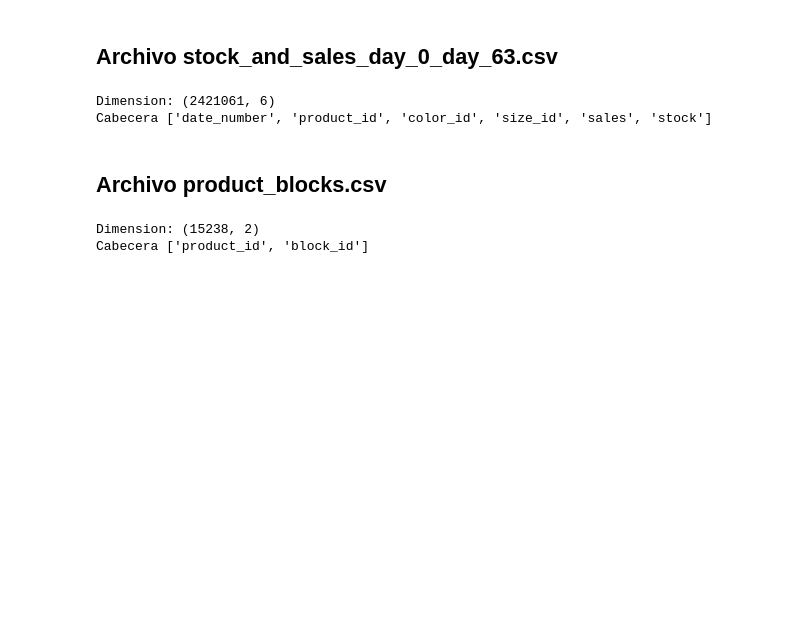
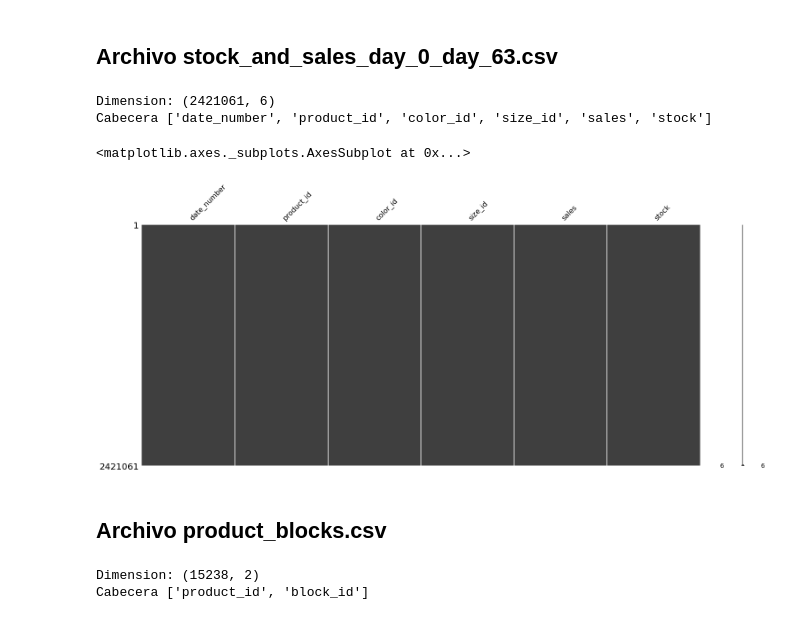
Before and after one commit to rodgomrod/Zara_Competition, a Jupyter notebook: Notebooks/1_EDA.ipynb, the cells around one changed output. Saved outputs shown, nothing was run; the diff lists cells and outputs as text; code cells hidden in the pictures; blank space fills up the shorter version.

```diff
--- a/Notebooks/1_EDA.ipynb
+++ b/Notebooks/1_EDA.ipynb
@@ -24,6 +31,12 @@ print(f"Cabecera {list(products_stock_ventas.columns)}")
 # %% [output]
 Dimension: (2421061, 6)
 Cabecera ['date_number', 'product_id', 'color_id', 'size_id', 'sales', 'stock']
+# %%
+# Comprobamos si hay nulos en el dataset
+msn.matrix(products_stock_ventas)
+# %% [output]
+<matplotlib.axes._subplots.AxesSubplot at 0x...>
+[figure, added]
 # %%
 products_stock_ventas.head()
 # %% [markdown]
```
Also changed, not shown: parts of 4 cells of this notebook, 1 other file.
